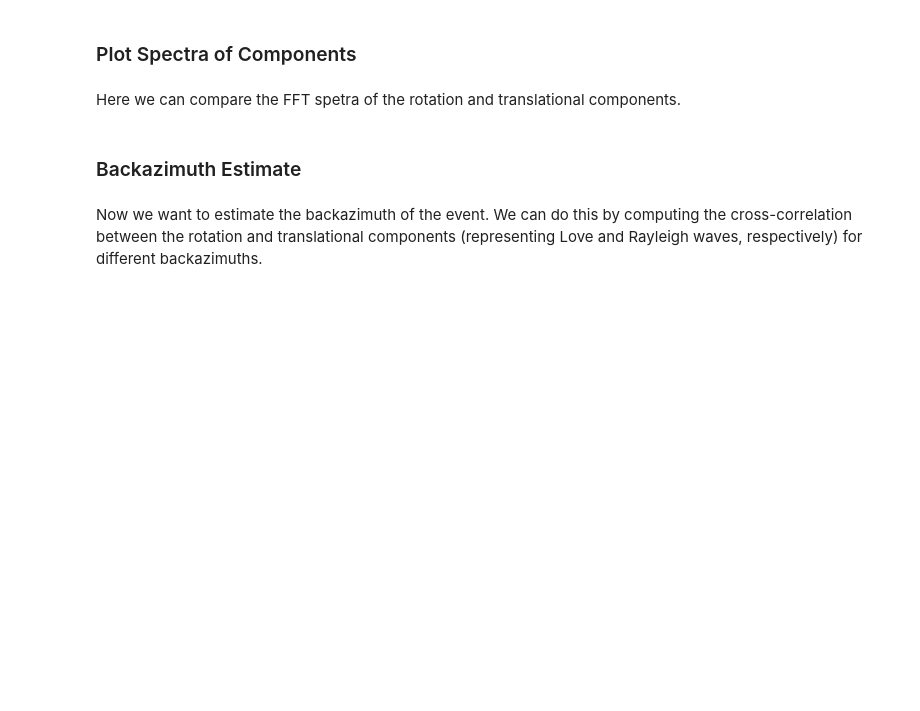
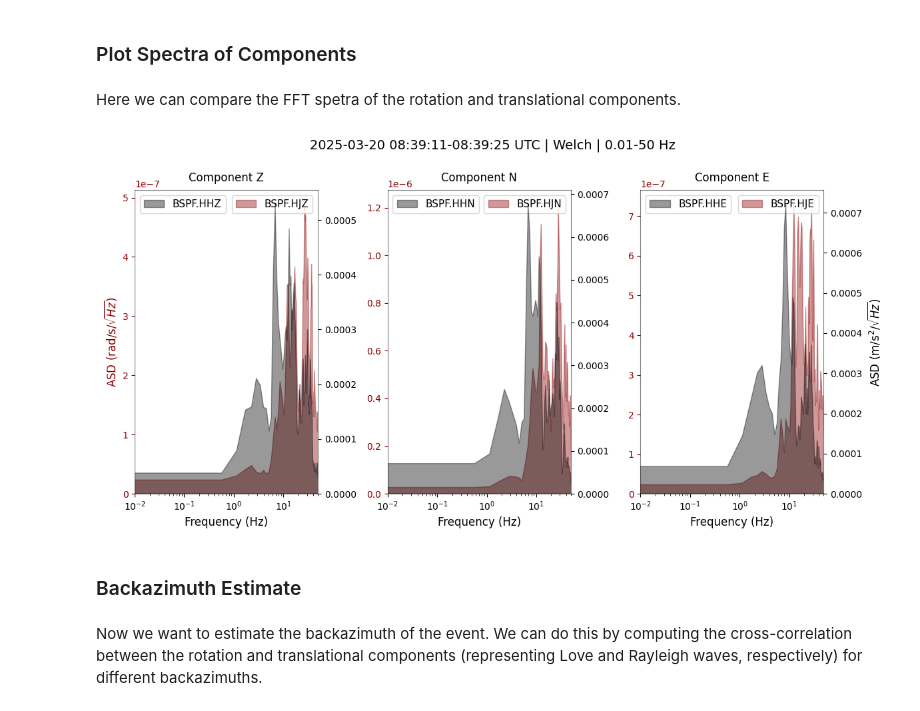
Before and after one commit to andbrocode/SixDegreesOfFreedom, a Jupyter notebook: examples/XBSPF_Analysis_demo0.ipynb, the cells around one changed output. Saved outputs shown, nothing was run; the diff lists cells and outputs as text; code cells hidden in the pictures; blank space fills up the shorter version.

```diff
--- a/examples/XBSPF_Analysis_demo0.ipynb
+++ b/examples/XBSPF_Analysis_demo0.ipynb
@@ -211,15 +232,18 @@ sd.trim(UTCDateTime(config['tbeg'])+1, UTCDateTime(config['tend'])-15)
 # %% [markdown]
 Here we can compare the FFT spetra of the rotation and translational components.
 # %%
-fig = sd.plot_spectra_comparison_fill(
-    rot=sd.get_stream("rotation"),
-    acc=sd.get_stream("translation"),
-    fmin=1,
-    fmax=15,
+fig = plot_spectra(
+    rot=sd.get_stream("rotation", raw=True),
+    acc=sd.get_stream("translation", raw=True),
+    method='welch',
+    fmin=0.01,
+    fmax=50,
     ylog=False,
-    xlog=False,
+    xlog=True,
     fill=True
 )
+# %% [output]
+[figure, added]
 # %% [markdown]
 ### Backazimuth Estimate
 # %% [markdown]
```
Also changed, not shown: parts of 25 cells of this notebook, 4 other files.
